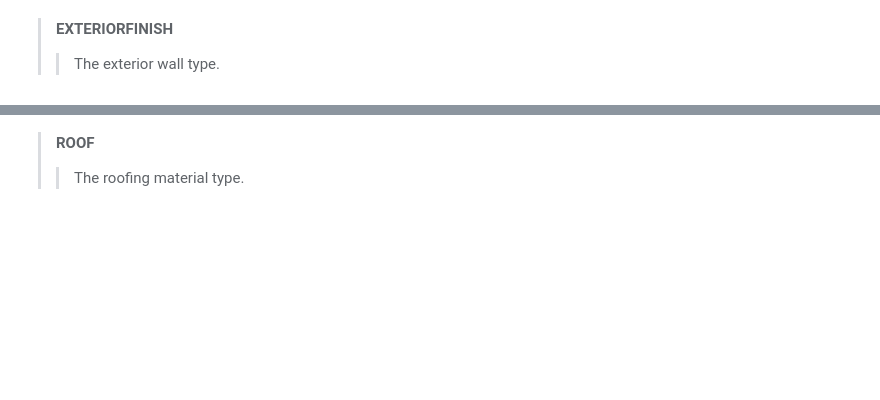
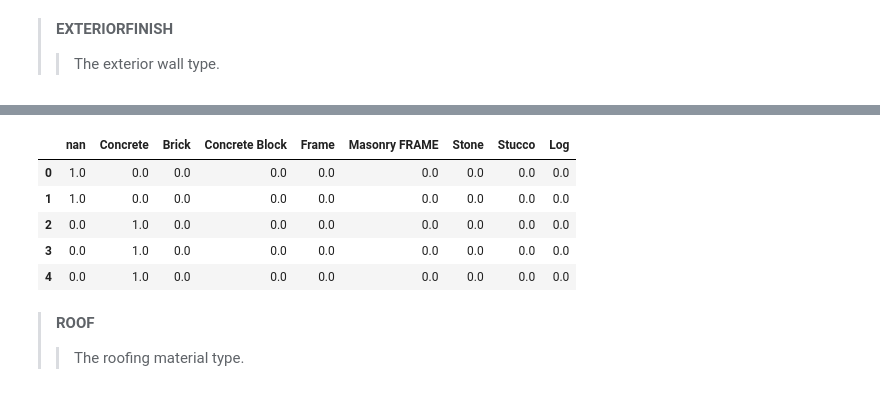
Before and after one commit to wonch002/Home-Value-Prediction, a Jupyter notebook: notebooks/ACPA_EDA_AND_CLEAN.ipynb, the cells around one changed output, grey strips where cells are left out. Cells and saved outputs as stored; diff of their text form; code cells hidden in the pictures; blank space fills up the shorter version.

```diff
--- a/notebooks/ACPA_EDA_AND_CLEAN.ipynb
+++ b/notebooks/ACPA_EDA_AND_CLEAN.ipynb
@@ -563,3 +825,14 @@ C - COMMERCIAL, O - OTHER, G - GOVERNMENT, F - AGRICULTURAL."
+# %%
+#Create DataFrame
+Extfinish_df = col_split(property_assessments['EXTFINISH_DESC'])
+Extfinish_df.head(5)
+# %% [output]
+|  | nan | Concrete | Brick | Concrete Block | Frame | Masonry FRAME | Stone | Stucco | Log |
+| 0 | 1.0 | 0.0 | 0.0 | 0.0 | 0.0 | 0.0 | 0.0 | 0.0 | 0.0 |
+| 1 | 1.0 | 0.0 | 0.0 | 0.0 | 0.0 | 0.0 | 0.0 | 0.0 | 0.0 |
+| 2 | 0.0 | 1.0 | 0.0 | 0.0 | 0.0 | 0.0 | 0.0 | 0.0 | 0.0 |
+| 3 | 0.0 | 1.0 | 0.0 | 0.0 | 0.0 | 0.0 | 0.0 | 0.0 | 0.0 |
+| 4 | 0.0 | 1.0 | 0.0 | 0.0 | 0.0 | 0.0 | 0.0 | 0.0 | 0.0 |
 # %% [markdown]
 > **ROOF**
 >> The roofing material type.
```
Also changed, not shown: parts of 38 cells of this notebook.
